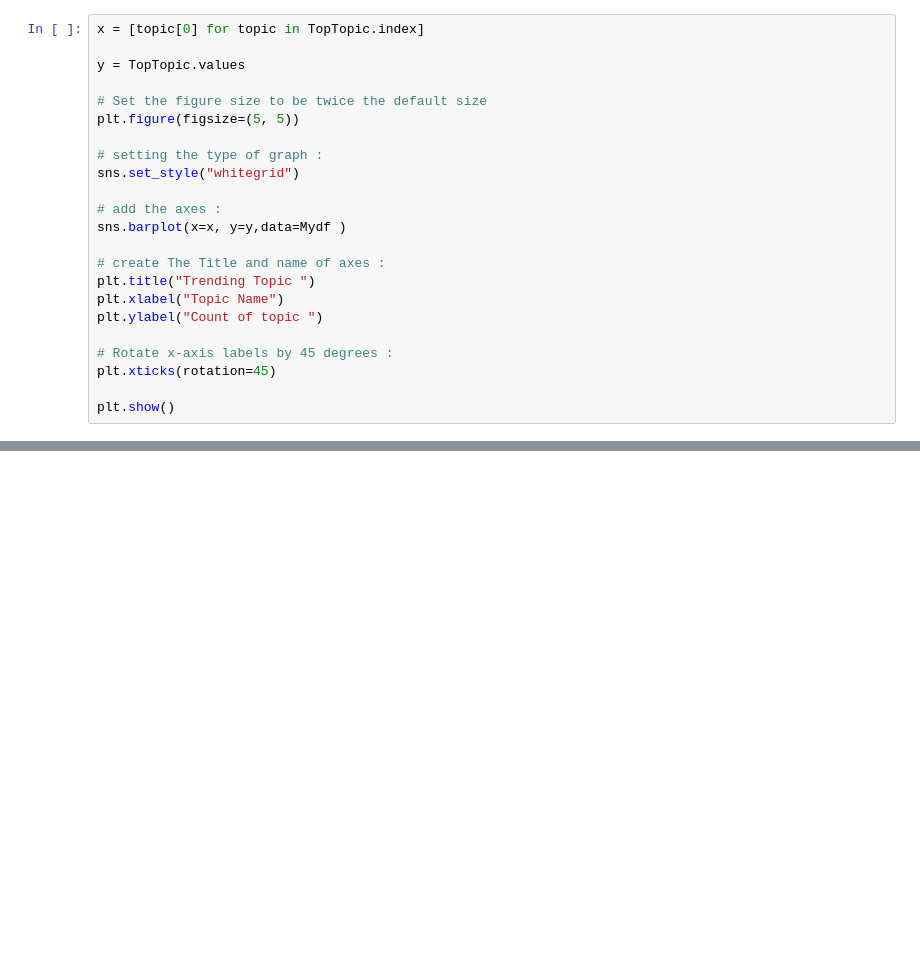
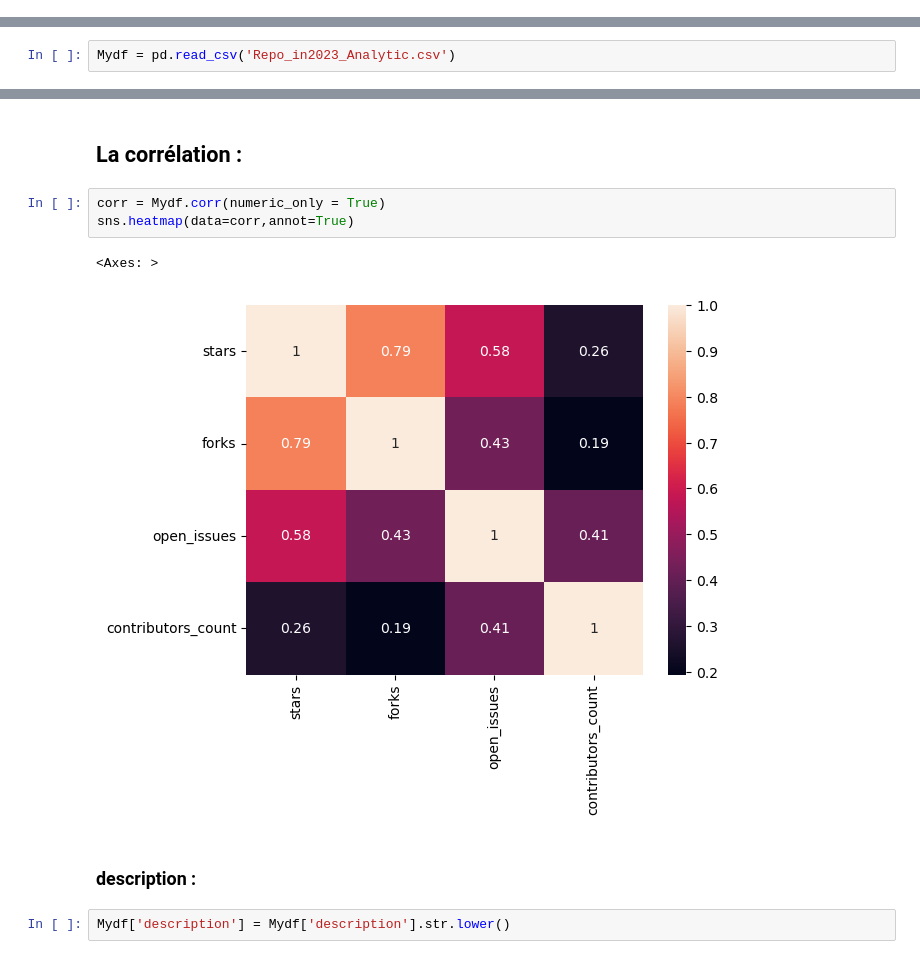
Before and after one commit to aminelfaquiri/ETL_Full_Project_And_Visualisation_With_Python-, a Jupyter notebook: Analysise_GitHub_project_Sprint1.ipynb, the cells around one changed output, grey strips where cells are left out. Saved outputs shown, nothing was run; the diff lists cells and outputs as text; blank space fills up the shorter version.

```diff
--- a/Analysise_GitHub_project_Sprint1.ipynb
+++ b/Analysise_GitHub_project_Sprint1.ipynb
@@ -112,23 +0,0 @@ dtype: int64
-# %%
-x = [topic[0] for topic in TopTopic.index]
-
-y = TopTopic.values
-
-# Set the figure size to be twice the default size
-plt.figure(figsize=(5, 5))
-
-# setting the type of graph :
-sns.set_style("whitegrid")
-
-# add the axes :
-sns.barplot(x=x, y=y,data=Mydf )
-
-# create The Title and name of axes :
-plt.title("Trending Topic ")
-plt.xlabel("Topic Name")
-plt.ylabel("Count of topic ")
-
-# Rotate x-axis labels by 45 degrees :
-plt.xticks(rotation=45)
-
-plt.show()
@@ -168,0 +11,2 @@ Top_Repo
+# %%
+Mydf = pd.read_csv('Repo_in2023_Analytic.csv')
@@ -168,0 +244,12 @@ Top_Repo
+# %% [markdown]
+## La corrélation :
+# %%
+corr = Mydf.corr(numeric_only = True)
+sns.heatmap(data=corr,annot=True)
+# %% [output]
+<Axes: >
+[figure, added]
+# %% [markdown]
+### description :
+# %%
+Mydf['description'] = Mydf['description'].str.lower()
```
Also changed, not shown: parts of 59 cells of this notebook, 1 other file.
